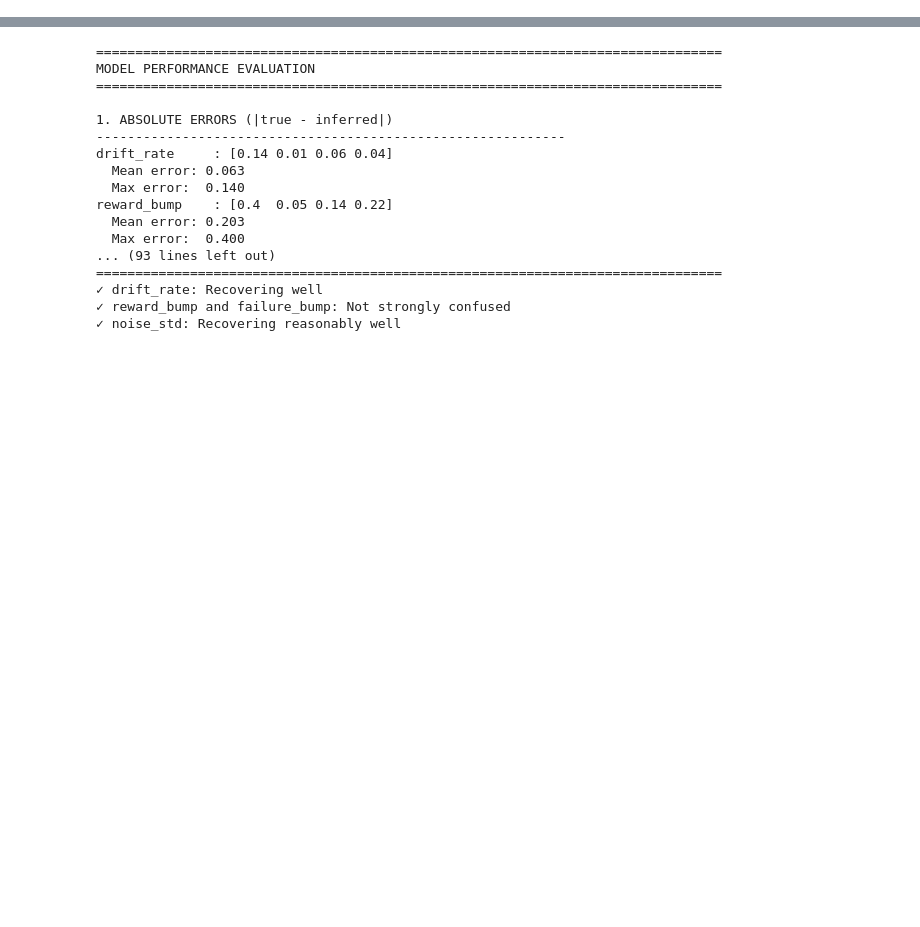
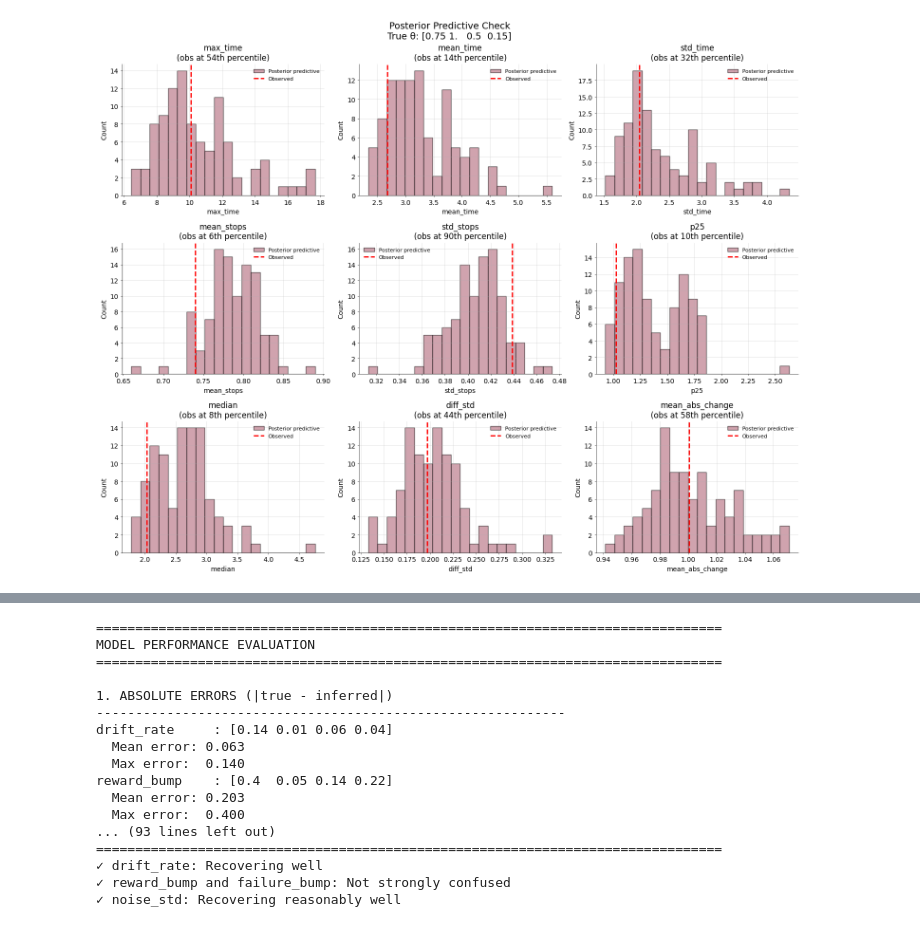
Before and after one commit to lauradriscoll/Aind.Behavior.VrForaging.Analysis, a Jupyter notebook: src/aind_behavior_vrforaging_analysis/sbi_ddm_analysis/snle/notebooks/snle_multi_patch_jax.ipynb, the cells around one changed output, grey strips where cells are left out. Drawn from its saved outputs; the diff is of its cells as text; code cells hidden in the pictures; blank space fills up the shorter version.

```diff
--- a/src/aind_behavior_vrforaging_analysis/sbi_ddm_analysis/snle/notebooks/snle_multi_patch_jax.ipynb
+++ b/src/aind_behavior_vrforaging_analysis/sbi_ddm_analysis/snle/notebooks/snle_multi_patch_jax.ipynb
@@ -248,0 +929,82 @@ pairplot(posterior_samples, true_theta, param_names, figsize_per_param=2.0)
+# %%
+def posterior_predictive_check(snle, snle_params, y_mean, y_std, simulator, true_theta):
+    """
+    Generate data from true params, infer, then check if we can reproduce data
+    """
+    from jax import random
+    import jax.numpy as jnp
+    import matplotlib.pyplot as plt
+
+    rng_key = random.PRNGKey(456)
+
+    # 1. Generate observed data
+    rng_key, subkey = random.split(rng_key)
+    _, observed_stats = simulator.simulate_one_window(true_theta, subkey)
+
+    # 2. Infer posterior
+    from aind_behavior_vrforaging_analysis.sbi_ddm_analysis.snle.snle_inference_jax import infer_parameters_snle
+
+    rng_key, subkey = random.split(rng_key)
+    posterior_samples, _ = infer_parameters_snle(
+        snle, snle_params, observed_stats, y_mean, y_std,
+        num_samples=500, num_warmup=100, num_chains=2, rng_key=subkey
+    )
+
+    # 3. Generate posterior predictive samples
+    print("Generating posterior predictive samples...")
+    post_pred_stats = []
+
+    for i in range(min(100, len(posterior_samples))):
+        rng_key, subkey = random.split(rng_key)
+        _, stats = simulator.simulate_one_window(posterior_samples[i], subkey)
+        post_pred_stats.append(stats)
+
+    post_pred_stats = jnp.array(post_pred_stats)
+
+
+    # Select key features to plot
+    key_features = [0, 1, 2, 3, 4, 16, 17, 21, 22]  # iqr, early_mean, etc.
+    feature_names = [FEATURE_NAMES[i] for i in key_features]
+
+    fig, axes = plt.subplots(3, 3, figsize=(15, 12))
+
+    for ax, feat_idx, name in zip(axes.flat, key_features, feature_names):
+        # Posterior predictive distribution
+        ax.hist(post_pred_stats[:, feat_idx], bins=20, alpha=0.6,
+                edgecolor='k', label='Posterior predictive')
+
+        # Observed value
+        ax.axvline(observed_stats[feat_idx], color='r', linestyle='--',
+                   linewidth=2, label='Observed')
+
+        # Percentile
+        percentile = (post_pred_stats[:, feat_idx] < observed_stats[feat_idx]).mean() * 100
+
+        ax.set_xlabel(name)
+        ax.set_ylabel('Count')
+        ax.set_title(f'{name}\n(obs at {percentile:.0f}th percentile)')
+        ax.legend(fontsize=8)
+
+    plt.suptitle(f'Posterior Predictive Check\nTrue θ: {true_theta}', fontsize=14)
+    plt.tight_layout()
+    plt.savefig('posterior_predictive_check.png', dpi=150, bbox_inches='tight')
+    plt.show()
+
+    # Check coverage
+    in_range = ((post_pred_stats.min(axis=0) <= observed_stats) &
+                (observed_stats <= post_pred_stats.max(axis=0)))
+    coverage = in_range.mean() * 100
+
+    print(f"\n✓ Coverage: {coverage:.1f}% of features within posterior predictive range")
+
+    if coverage < 80:
+        print("⚠️  Warning: Low coverage - model may not fit data well")
+    else:
+        print("✅ Good coverage!")
+
+    return post_pred_stats
+
+# Run posterior predictive check
+test_theta = jnp.array([0.75, 1.0, 0.5, 0.15])
+post_pred = posterior_predictive_check(snle, snle_params, y_mean, y_std, simulator, test_theta)
+# %% [output]
@@ -248,0 +1028 @@ pairplot(posterior_samples, true_theta, param_names, figsize_per_param=2.0)
+[figure, added]
```
Also changed, not shown: parts of 32 cells of this notebook, 28 other files.
